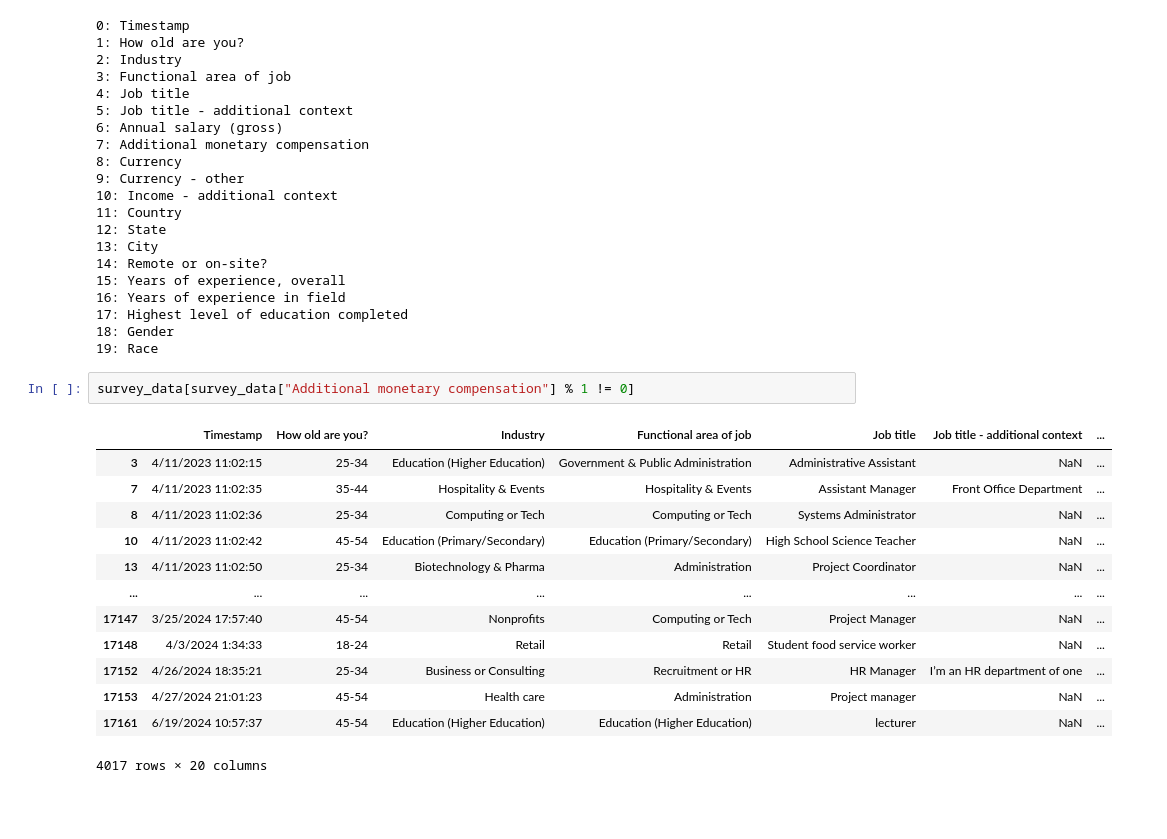
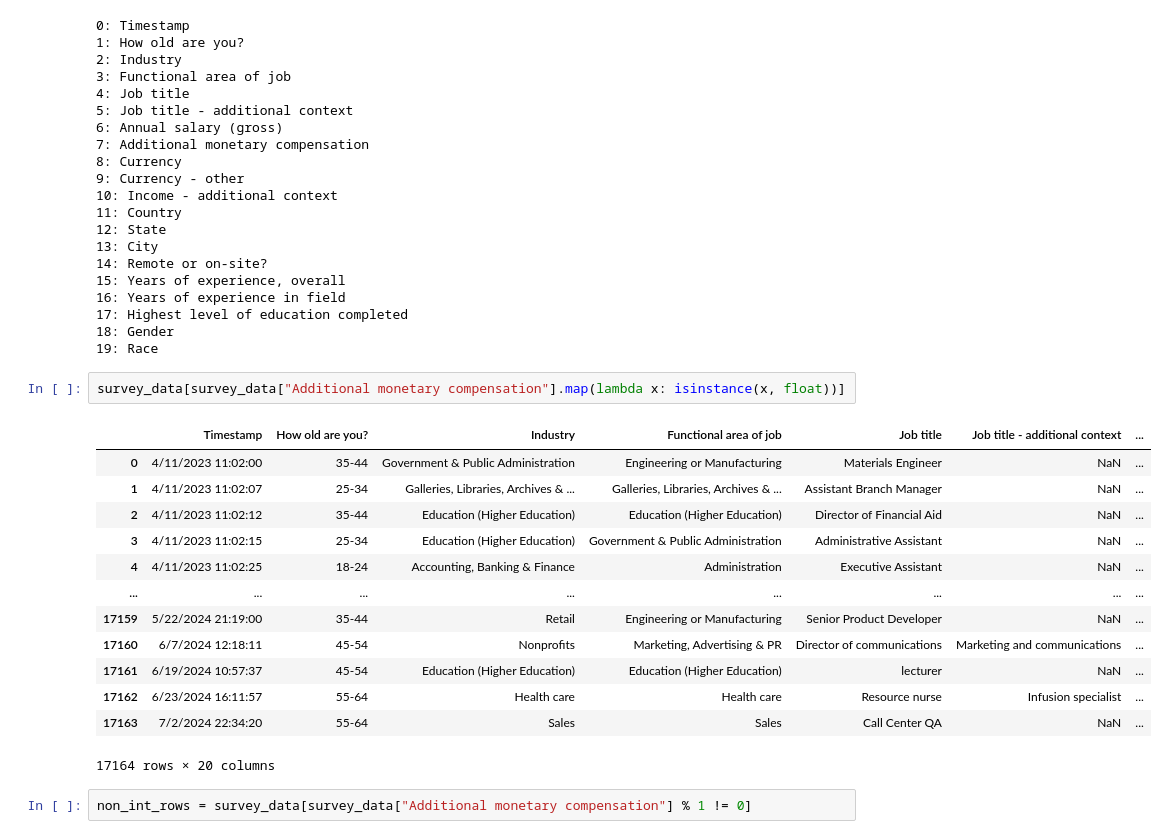
Before and after one commit to charliejharrison/AISS-2024_data-handling-python-pandas, a Jupyter notebook: notebooks/03-messy-data.ipynb, the cells around one changed output. Cells and saved outputs as stored; diff of their text form; blank space fills up the shorter version.

Commit message:
Added to messy data episode

```diff
--- a/notebooks/03-messy-data.ipynb
+++ b/notebooks/03-messy-data.ipynb
@@ -76,19 +72,21 @@ for i, c in enumerate(survey_data.columns):
 17: Highest level of education completed
 18: Gender
 19: Race
+# %%
+survey_data[survey_data["Additional monetary compensation"].map(lambda x: isinstance(x, float))]
+# %% [output]
+|  | Timestamp | How old are you? | Industry | Functional area of job | Job title | Job title - additional context | ... |
+| 0 | 4/11/2023 11:02:00 | 35-44 | Government & Public Administration | Engineering or Manufacturing | Materials Engineer | NaN | ... |
+| 1 | 4/11/2023 11:02:07 | 25-34 | Galleries, Libraries, Archives & ... | Galleries, Libraries, Archives & ... | Assistant Branch Manager | NaN | ... |
+| 2 | 4/11/2023 11:02:12 | 35-44 | Education (Higher Education) | Education (Higher Education) | Director of Financial Aid | NaN | ... |
+| 3 | 4/11/2023 11:02:15 | 25-34 | Education (Higher Education) | Government & Public Administration | Administrative Assistant | NaN | ... |
+| 4 | 4/11/2023 11:02:25 | 18-24 | Accounting, Banking & Finance | Administration | Executive Assistant | NaN | ... |
+| ... | ... | ... | ... | ... | ... | ... | ... |
+| 17159 | 5/22/2024 21:19:00 | 35-44 | Retail | Engineering or Manufacturing | Senior Product Developer | NaN | ... |
+| 17160 | 6/7/2024 12:18:11 | 45-54 | Nonprofits | Marketing, Advertising & PR | Director of communications | Marketing and communications | ... |
+| 17161 | 6/19/2024 10:57:37 | 45-54 | Education (Higher Education) | Education (Higher Education) | lecturer | NaN | ... |
+| 17162 | 6/23/2024 16:11:57 | 55-64 | Health care | Health care | Resource nurse | Infusion specialist | ... |
+| 17163 | 7/2/2024 22:34:20 | 55-64 | Sales | Sales | Call Center QA | NaN | ... |
+17164 rows × 20 columns
 # %%
-survey_data[survey_data["Additional monetary compensation"] % 1 != 0]
+non_int_rows = survey_data[survey_data["Additional monetary compensation"] % 1 != 0]
-# %% [output]
-|  | Timestamp | How old are you? | Industry | Functional area of job | Job title | Job title - additional context | ... |
-| 3 | 4/11/2023 11:02:15 | 25-34 | Education (Higher Education) | Government & Public Administration | Administrative Assistant | NaN | ... |
-| 7 | 4/11/2023 11:02:35 | 35-44 | Hospitality & Events | Hospitality & Events | Assistant Manager | Front Office Department | ... |
-| 8 | 4/11/2023 11:02:36 | 25-34 | Computing or Tech | Computing or Tech | Systems Administrator | NaN | ... |
-| 10 | 4/11/2023 11:02:42 | 45-54 | Education (Primary/Secondary) | Education (Primary/Secondary) | High School Science Teacher | NaN | ... |
-| 13 | 4/11/2023 11:02:50 | 25-34 | Biotechnology & Pharma | Administration | Project Coordinator | NaN | ... |
-| ... | ... | ... | ... | ... | ... | ... | ... |
-| 17147 | 3/25/2024 17:57:40 | 45-54 | Nonprofits | Computing or Tech | Project Manager | NaN | ... |
-| 17148 | 4/3/2024 1:34:33 | 18-24 | Retail | Retail | Student food service worker | NaN | ... |
-| 17152 | 4/26/2024 18:35:21 | 25-34 | Business or Consulting | Recruitment or HR | HR Manager | I’m an HR department of one | ... |
-| 17153 | 4/27/2024 21:01:23 | 45-54 | Health care | Administration | Project manager | NaN | ... |
-| 17161 | 6/19/2024 10:57:37 | 45-54 | Education (Higher Education) | Education (Higher Education) | lecturer | NaN | ... |
-4017 rows × 20 columns
```
Also changed, not shown: parts of 57 cells of this notebook, 4 other files.
